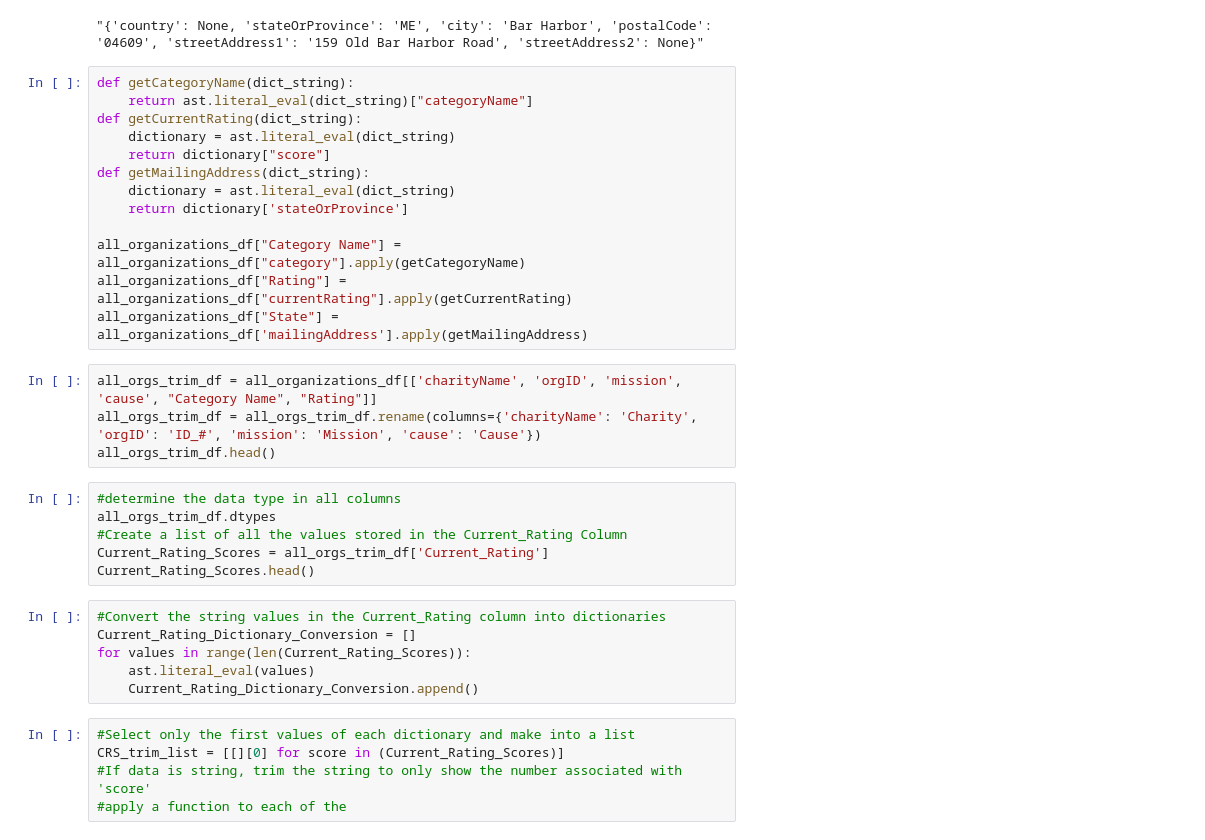
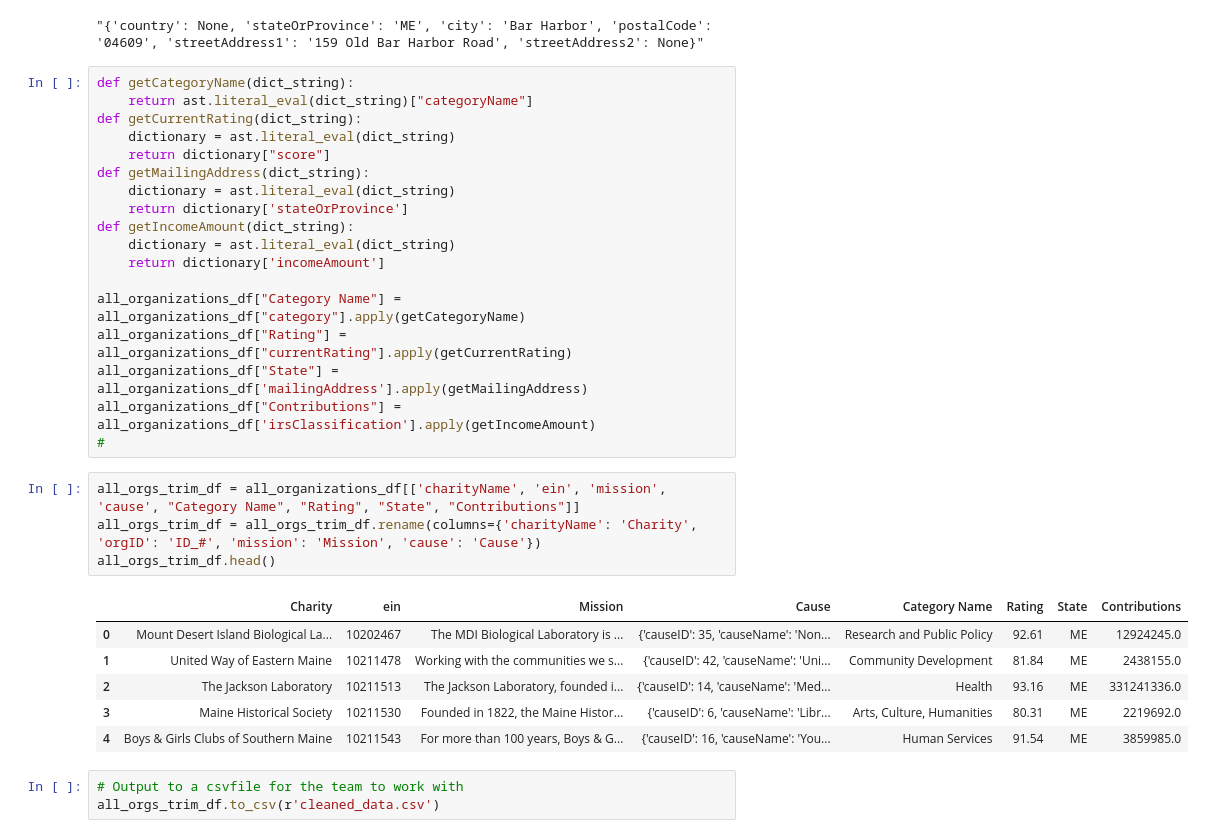
Before and after one commit to randyn/project-one, a Jupyter notebook: cleaned_data.ipynb, the cells around one changed output. Drawn from its saved outputs; the diff is of its cells as text.

Commit message:
"Final" cleaned_data.ipynb

```diff
--- a/cleaned_data.ipynb
+++ b/cleaned_data.ipynb
@@ -45,28 +45,26 @@ def getCurrentRating(dict_string):
 def getMailingAddress(dict_string):
     dictionary = ast.literal_eval(dict_string)
     return dictionary['stateOrProvince']
+def getIncomeAmount(dict_string):
+    dictionary = ast.literal_eval(dict_string)
+    return dictionary['incomeAmount']
 
 all_organizations_df["Category Name"] = all_organizations_df["category"].apply(getCategoryName)
 all_organizations_df["Rating"] = all_organizations_df["currentRating"].apply(getCurrentRating)
 all_organizations_df["State"] = all_organizations_df['mailingAddress'].apply(getMailingAddress)
+all_organizations_df["Contributions"] = all_organizations_df['irsClassification'].apply(getIncomeAmount)
+#
 # %%
-all_orgs_trim_df = all_organizations_df[['charityName', 'orgID', 'mission', 'cause', "Category Name", "Rating"]]
+all_orgs_trim_df = all_organizations_df[['charityName', 'ein', 'mission', 'cause', "Category Name", "Rating", "State", "Contributions"]]
 all_orgs_trim_df = all_orgs_trim_df.rename(columns={'charityName': 'Charity', 'orgID': 'ID_#', 'mission': 'Mission', 'cause': 'Cause'})
 all_orgs_trim_df.head()
+# %% [output]
+|  | Charity | ein | Mission | Cause | Category Name | Rating | State | Contributions |
+| 0 | Mount Desert Island Biological La... | 10202467 | The MDI Biological Laboratory is ... | {'causeID': 35, 'causeName': 'Non... | Research and Public Policy | 92.61 | ME | 12924245.0 |
+| 1 | United Way of Eastern Maine | 10211478 | Working with the communities we s... | {'causeID': 42, 'causeName': 'Uni... | Community Development | 81.84 | ME | 2438155.0 |
+| 2 | The Jackson Laboratory | 10211513 | The Jackson Laboratory, founded i... | {'causeID': 14, 'causeName': 'Med... | Health | 93.16 | ME | 331241336.0 |
+| 3 | Maine Historical Society | 10211530 | Founded in 1822, the Maine Histor... | {'causeID': 6, 'causeName': 'Libr... | Arts, Culture, Humanities | 80.31 | ME | 2219692.0 |
+| 4 | Boys & Girls Clubs of Southern Maine | 10211543 | For more than 100 years, Boys & G... | {'causeID': 16, 'causeName': 'You... | Human Services | 91.54 | ME | 3859985.0 |
-# %%
-#determine the data type in all columns
-all_orgs_trim_df.dtypes
-#Create a list of all the values stored in the Current_Rating Column
-Current_Rating_Scores = all_orgs_trim_df['Current_Rating']
-Current_Rating_Scores.head()
-# %%
-#Convert the string values in the Current_Rating column into dictionaries
-Current_Rating_Dictionary_Conversion = []
-for values in range(len(Current_Rating_Scores)):
-    ast.literal_eval(values)
-    Current_Rating_Dictionary_Conversion.append()
-# %%
-#Select only the first values of each dictionary and make into a list
-CRS_trim_list = [[][0] for score in (Current_Rating_Scores)]
-#If data is string, trim the string to only show the number associated with 'score'
-#apply a function to each of the
+# %%
+# Output to a csvfile for the team to work with
+all_orgs_trim_df.to_csv(r'cleaned_data.csv')
```
Also changed, not shown: parts of 1 cell of this notebook, 1 other file.
